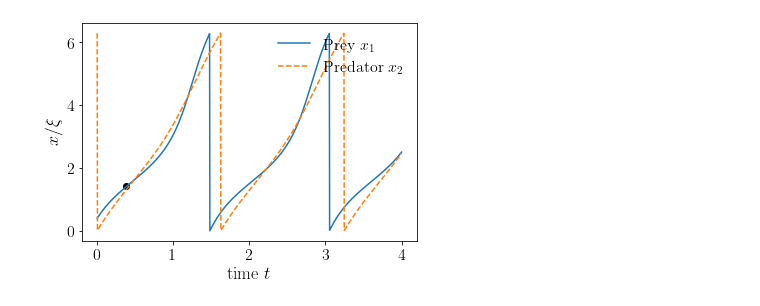
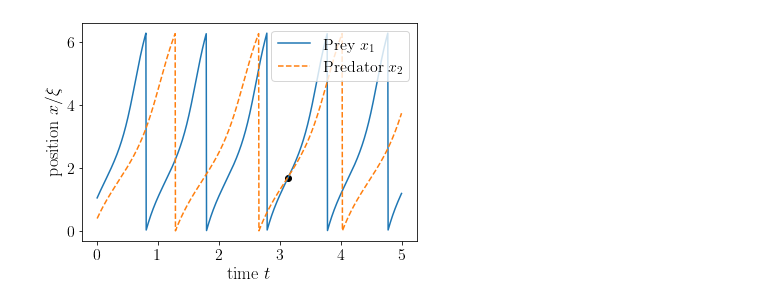
Before and after one commit to hawkerfriedrice/PredPreyDynamicsPeriodicBoundary, a Jupyter notebook: catching_trajectorial.ipynb, the cells around one changed output. Cells and saved outputs as stored; diff of their text form; code cells hidden in the pictures.

```diff
--- a/catching_trajectorial.ipynb
+++ b/catching_trajectorial.ipynb
@@ -63,17 +63,14 @@ def x1_dotdot(t,m1,v1,xs1):
 def x2_dotdot(t,m2,v2,xs2):
     return 2 * (-(np.power(v2*v2-m2*m2,2) * 1/np.power(np.cos(-1/2 * t * np.sqrt(v2*v2-m2*m2) - np.arctan((-m2*np.sqrt(v2*v2-m2*m2) + v2*np.sqrt(v2*v2-m2*m2) * np.tan(xs2/2))/(v2*v2-m2*m2))),4) * (m2-np.sqrt(v2*v2-m2*m2) * np.tan(-1/2 * t * np.sqrt(v2*v2-m2*m2) - np.arctan((-m2*np.sqrt(v2*v2-m2*m2) + v2*np.sqrt(v2*v2-m2*m2) * np.tan(xs2/2))/(v2*v2-m2*m2)))) / (2*np.power(v2, 3)*(1+1/np.power(v2, 2)*(m2-np.sqrt(v2*v2-m2*m2)*np.tan(-1/2 * t * np.sqrt(v2*v2-m2*m2) - np.arctan((-m2*np.sqrt(v2*v2-m2*m2) + v2*np.sqrt(v2*v2-m2*m2) * np.tan(xs2/2))/(v2*v2-m2*m2))))))) - (np.power(v2*v2-m2*m2,3/2) * 1/np.power(np.cos(-1/2 * t * np.sqrt(v2*v2-m2*m2) - np.arctan((-m2*np.sqrt(v2*v2-m2*m2) + v2*np.sqrt(v2*v2-m2*m2) * np.tan(xs2/2))/(v2*v2-m2*m2))),2) * np.tan(-1/2 * t * np.sqrt(v2*v2-m2*m2) - np.arctan((-m2*np.sqrt(v2*v2-m2*m2) + v2*np.sqrt(v2*v2-m2*m2) * np.tan(xs2/2))/(v2*v2-m2*m2)))) / (2*v2 * (1+ np.power(m2-np.sqrt(v2*v2-m2*m2)*np.tan(-1/2 * t * np.sqrt(v2*v2-m2*m2) - np.arctan((-m2*np.sqrt(v2*v2-m2*m2) + v2*np.sqrt(v2*v2-m2*m2) * np.tan(xs2/2))/(v2*v2-m2*m2))),2)/np.power(v2,2))))
 # %%
-##1 MANUAL
-#v1>v2, a1>a2
-
-l_x1=np.pi/8
-l_x2=0
+l_x1=np.pi/3
+l_x2=np.pi/8
 
 l_m1=3
-l_v1=5
-l_m2=1
-l_v2=4
-l_time=np.linspace(0,4,1000)
+l_v1=7
+l_m2=2
+l_v2=5
+l_time=np.linspace(0,5,1000)
 # %%
 def catchtime(time):
     return x1_sol(time,l_m1,l_v1,l_x1)-x2_sol(time,l_m2,l_v2,l_x2)
@@ -107,7 +104,7 @@ def catchpos(time):
 ctime = np.absolute(catchtime(l_time))
 catch = -1
 for ctime_value, time in zip(ctime, l_time):
-    if ctime_value < 0.1:
+    if ctime_value < 0.03:
         catch = time
         break
 # %%
@@ -117,12 +114,14 @@ xs3 = catchpos(catch)
 # %%
 plt.plot(l_time, xs1, label="Prey $x_1$")
 plt.plot(l_time, xs2, "--", label="Predator $x_2$")
 
 plt.scatter(catch,xs3, c="black")
 
-plt.legend(frameon=False)
+plt.legend(frameon=True, loc="upper right")
 plt.xlabel("time $t$")
-plt.ylabel("$x/\\xi$")
+plt.ylabel("position $x/\\xi$")
+
+plt.savefig("CatchRegion2.png", dpi=300, bbox_inches='tight')
 plt.show()
 # %% [output]
-[figure, old version]
+[figure, new version]
```
Also changed, not shown: 17 other files.
